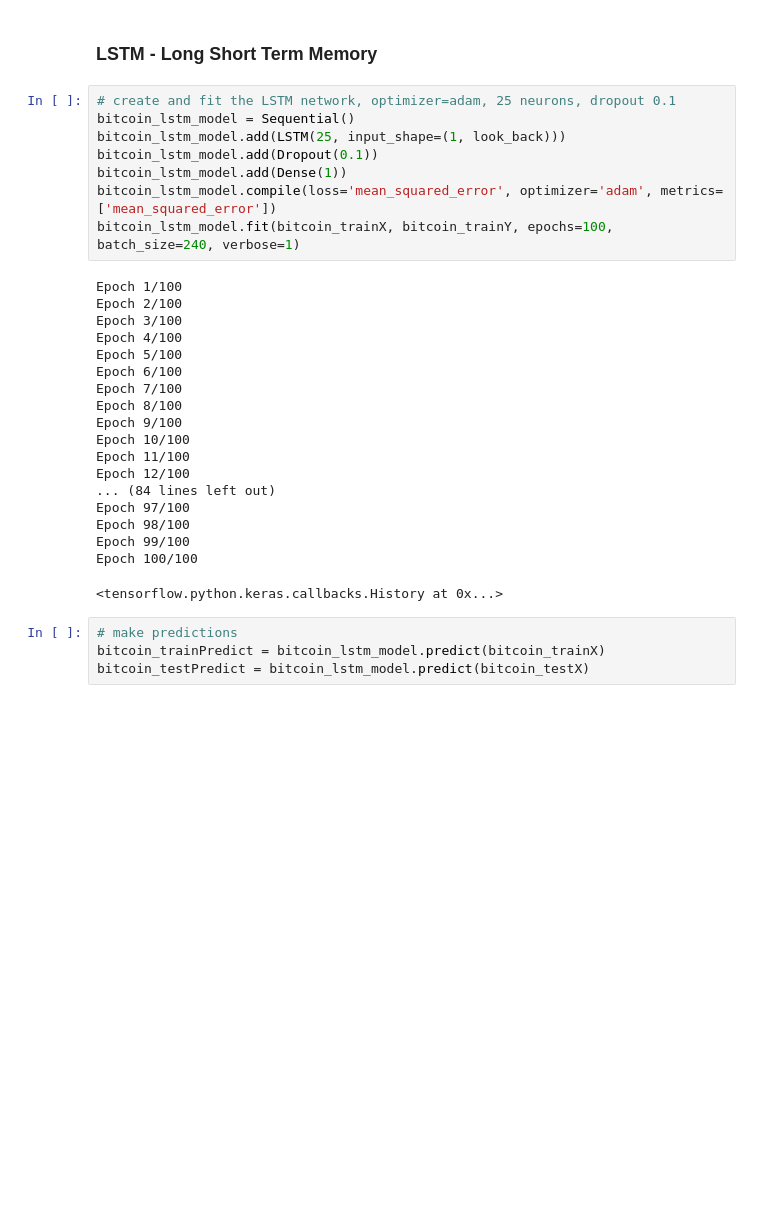
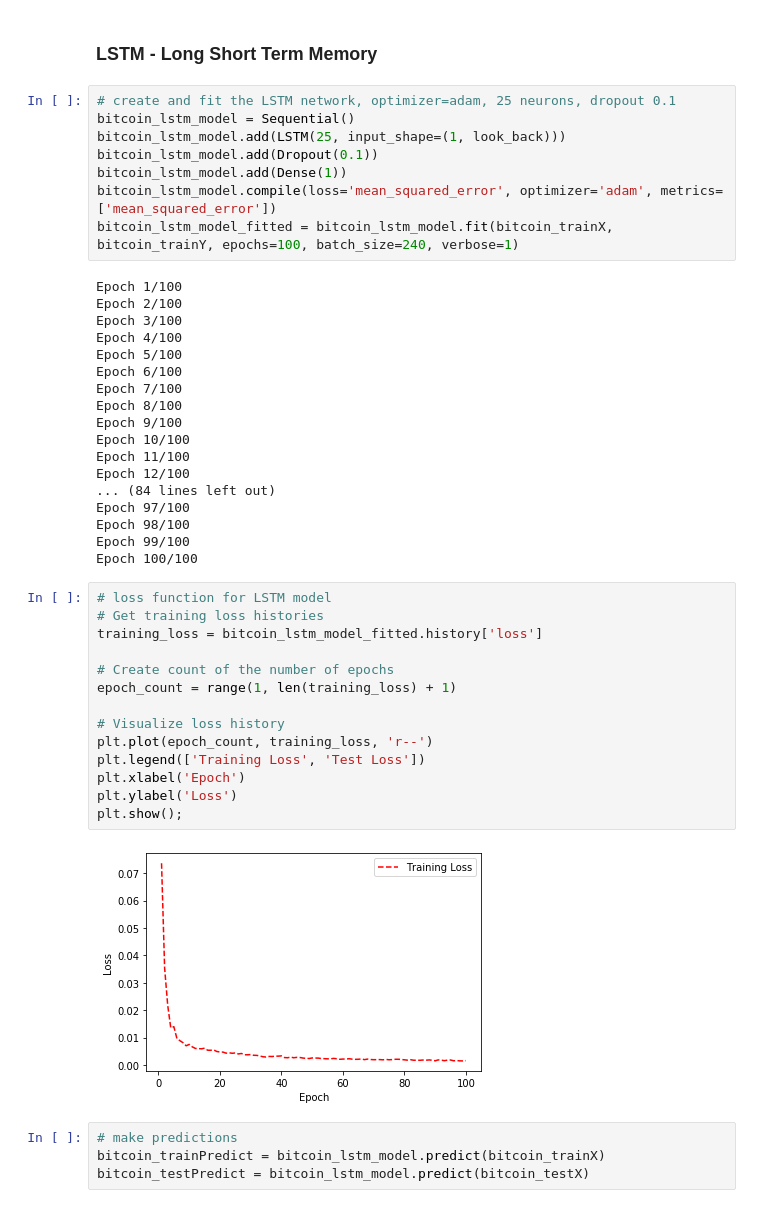
Before and after one commit to MohammedAamerHussain/Crypto-Portfolio-optimization, a Jupyter notebook: Prafulla_RNNs.ipynb, the cells around one changed output. Saved outputs shown, nothing was run; the diff lists cells and outputs as text; blank space fills up the shorter version.

```diff
--- a/Prafulla_RNNs.ipynb
+++ b/Prafulla_RNNs.ipynb
@@ -232,7 +253,7 @@ bitcoin_lstm_model.add(LSTM(25, input_shape=(1, look_back)))
 bitcoin_lstm_model.add(Dropout(0.1))
 bitcoin_lstm_model.add(Dense(1))
 bitcoin_lstm_model.compile(loss='mean_squared_error', optimizer='adam', metrics=['mean_squared_error'])
-bitcoin_lstm_model.fit(bitcoin_trainX, bitcoin_trainY, epochs=100, batch_size=240, verbose=1)
+bitcoin_lstm_model_fitted = bitcoin_lstm_model.fit(bitcoin_trainX, bitcoin_trainY, epochs=100, batch_size=240, verbose=1)
 # %% [output]
 Epoch 1/100
 Epoch 2/100
@@ -251,7 +272,22 @@ Epoch 97/100
 Epoch 98/100
 Epoch 99/100
 Epoch 100/100
-<tensorflow.python.keras.callbacks.History at 0x...>
+# %%
+# loss function for LSTM model
+# Get training loss histories
+training_loss = bitcoin_lstm_model_fitted.history['loss']
+
+# Create count of the number of epochs
+epoch_count = range(1, len(training_loss) + 1)
+
+# Visualize loss history
+plt.plot(epoch_count, training_loss, 'r--')
+plt.legend(['Training Loss', 'Test Loss'])
+plt.xlabel('Epoch')
+plt.ylabel('Loss')
+plt.show();
+# %% [output]
+[figure, added]
 # %%
 # make predictions
 bitcoin_trainPredict = bitcoin_lstm_model.predict(bitcoin_trainX)
```
Also changed, not shown: parts of 27 cells of this notebook, 3 other files.
